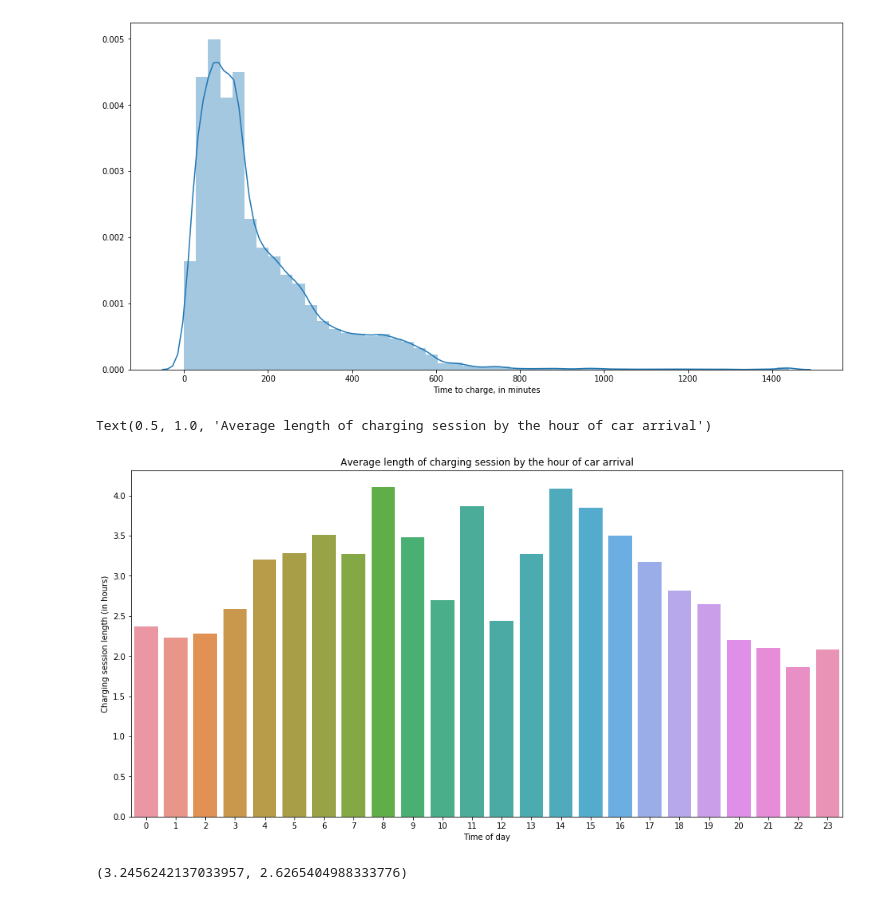
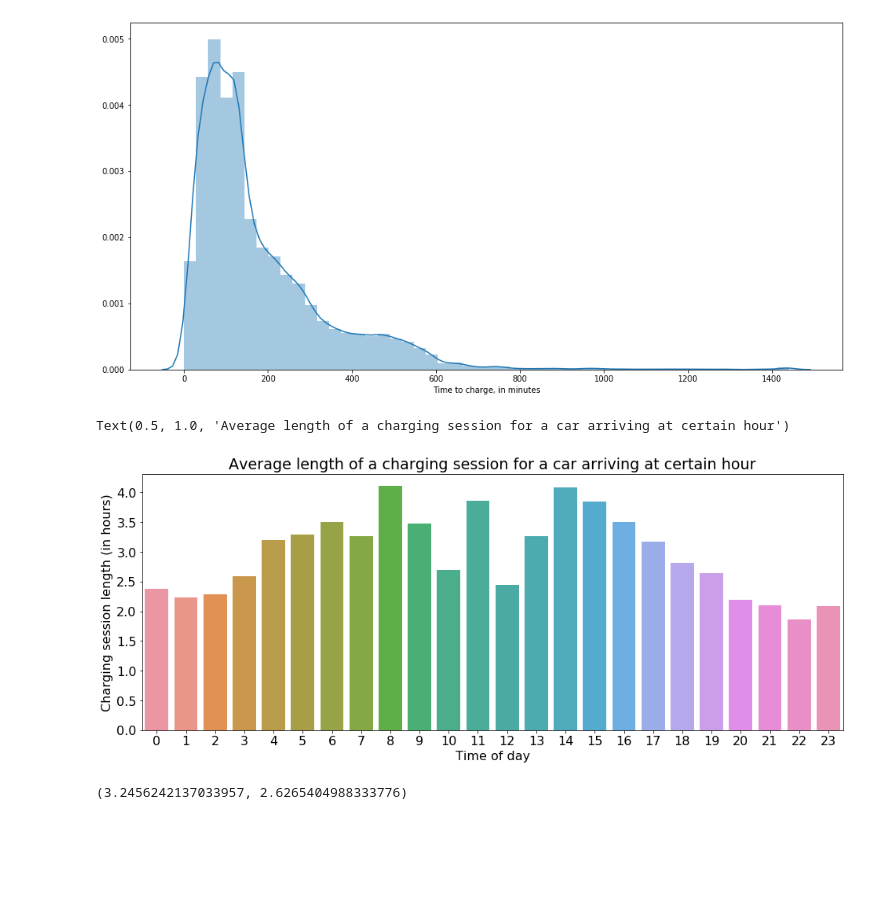
Before and after one commit to JuliaSokolova/electric-vehicle-charging, a Jupyter notebook: Charging time VS day time.ipynb, the cells around one changed output. Drawn from its saved outputs; the diff is of its cells as text; code cells hidden in the pictures; blank space fills up the shorter version.

```diff
--- a/Charging time VS day time.ipynb
+++ b/Charging time VS day time.ipynb
@@ -88,19 +88,19 @@ time1 = [x / 60 for x in time]
 charging['Time'] = time1
 # %%
 #plotting average length of charging session by the hour of car arrival (start of charging session)
-
+plt.rcParams.update({'font.size': 16})
 charging_by_hour = charging.groupby(charging.ConnectionTime.dt.hour).mean()
 
-fig, ax = plt.subplots(figsize = (16, 8))
+fig, ax = plt.subplots(figsize = (16, 6))
 y = charging_by_hour.Time
 x = hours
 ax = sns.barplot(x, y)
 ax.set_xlabel('Time of day')
 ax.set_ylabel('Charging session length (in hours)')
-ax.set_title('Average length of charging session by the hour of car arrival')
+ax.set_title('Average length of a charging session for a car arriving at certain hour')
 # %% [output]
-Text(0.5, 1.0, 'Average length of charging session by the hour of car arrival')
+Text(0.5, 1.0, 'Average length of a charging session for a car arriving at certain hour')
-[figure, old version]
+[figure, new version]
 # %%
 # filtering days sessions by day and night
 
```
Also changed, not shown: 1 other file.
